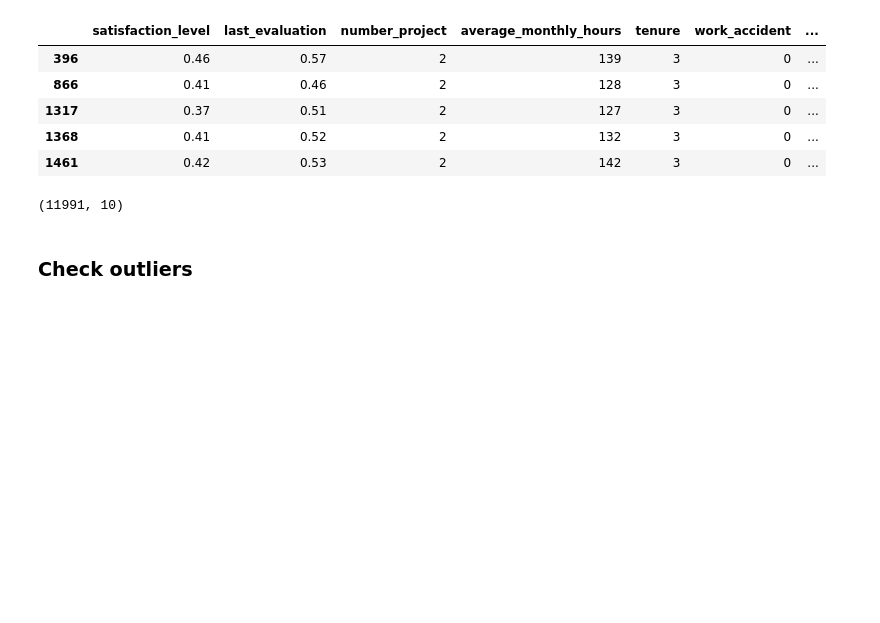
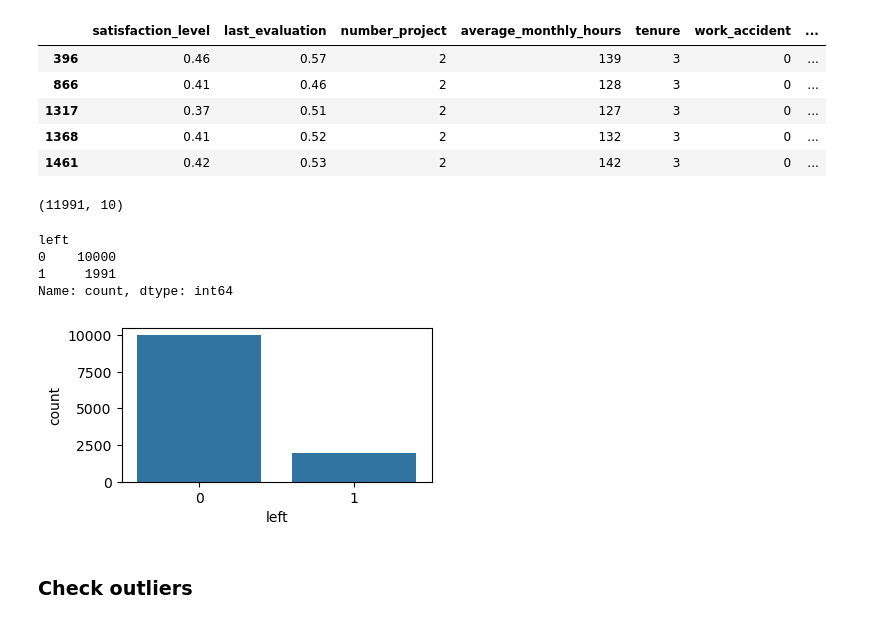
Before and after one commit to erhankurnaz26/salifort-employee-retention, a Jupyter notebook: salifort-employee-retention.ipynb, the cells around one changed output. Drawn from its saved outputs; the diff is of its cells as text; code cells hidden in the pictures; blank space fills up the shorter version.

```diff
--- a/salifort-employee-retention.ipynb
+++ b/salifort-employee-retention.ipynb
@@ -158,6 +158,19 @@ df1 = df0.drop_duplicates(keep="first")
 df1.shape
 # %% [output]
 (11991, 10)
+# %%
+df1['left'].value_counts()
+# %% [output]
+left
+0    10000
+1     1991
+Name: count, dtype: int64
+# %%
+plt.figure(figsize=(4,2))
+sns.countplot(x='left', data=df1)
+plt.show()
+# %% [output]
+[figure, added]
 # %% [markdown]
 ### Check outliers
 # %%
```
Also changed, not shown: parts of 12 cells of this notebook, 1 other file.
